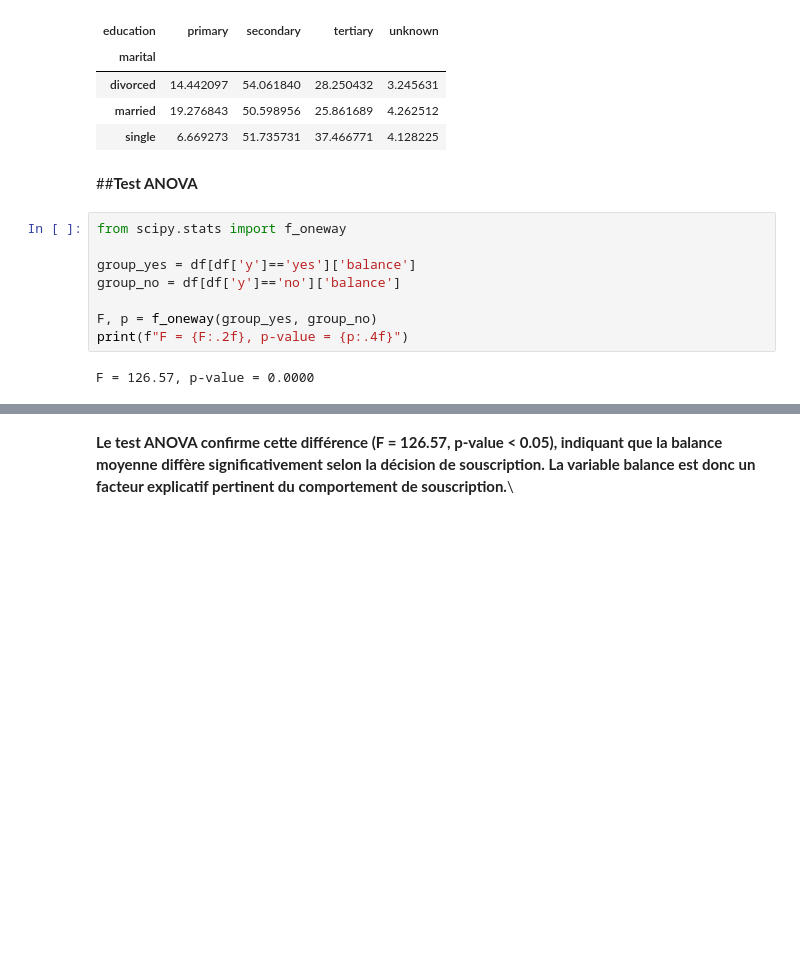
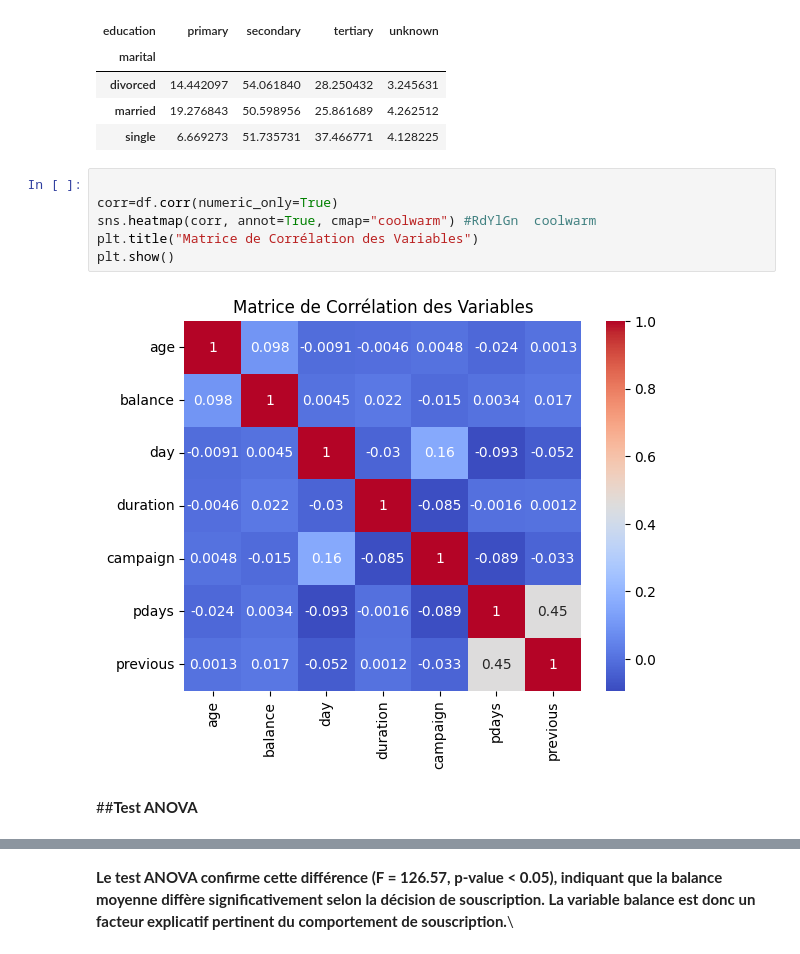
Before and after one commit to Priscillebk/Apprendre-SQL-pour-debutant-Tutoriel-SQL-complet, a Jupyter notebook: BANK_MARKETING.ipynb, the cells around one changed output, grey strips where cells are left out. Drawn from its saved outputs; the diff is of its cells as text; blank space fills up the shorter version.

```diff
--- a/BANK_MARKETING.ipynb
+++ b/BANK_MARKETING.ipynb
@@ -470,15 +533,13 @@ pd.crosstab(df['marital'], df['education'], normalize='index')*100
 | divorced | 14.442097 | 54.061840 | 28.250432 | 3.245631 |
 | married | 19.276843 | 50.598956 | 25.861689 | 4.262512 |
 | single | 6.669273 | 51.735731 | 37.466771 | 4.128225 |
+# %%
+
+corr=df.corr(numeric_only=True)
+sns.heatmap(corr, annot=True, cmap="coolwarm") #RdYlGn  coolwarm
+plt.title("Matrice de Corrélation des Variables")
+plt.show()
+# %% [output]
+[figure, added]
 # %% [markdown]
 ##**Test ANOVA**
-# %%
-from scipy.stats import f_oneway
-
-group_yes = df[df['y']=='yes']['balance']
-group_no = df[df['y']=='no']['balance']
-
-F, p = f_oneway(group_yes, group_no)
-print(f"F = {F:.2f}, p-value = {p:.4f}")
-# %% [output]
-F = 126.57, p-value = 0.0000
```
Also changed, not shown: parts of 33 cells of this notebook.
